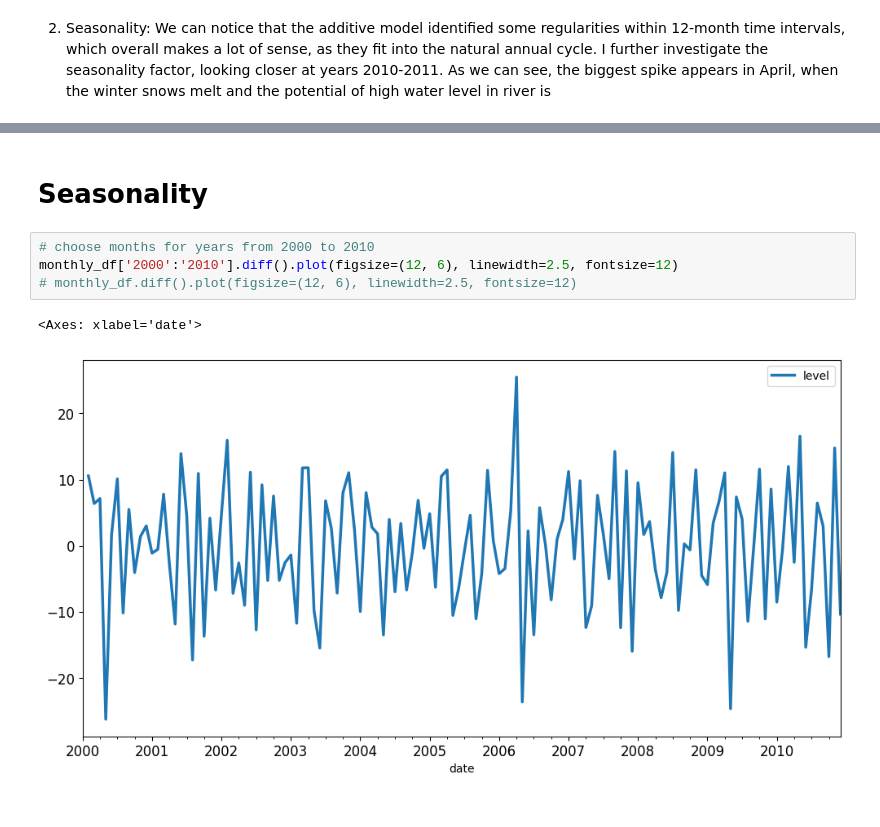
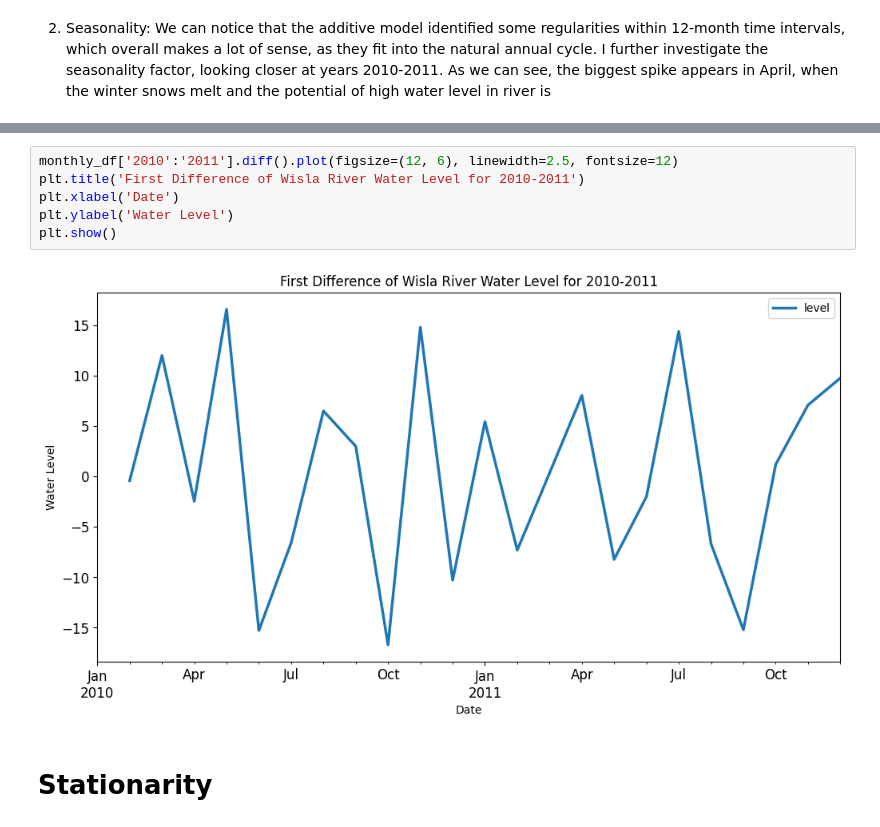
Before and after one commit to wojtas000/SMiB, a Jupyter notebook: Homework4/homework4.ipynb, the cells around one changed output, grey strips where cells are left out. Drawn from its saved outputs; the diff is of its cells as text.

```diff
--- a/Homework4/homework4.ipynb
+++ b/Homework4/homework4.ipynb
@@ -81,9 +84,10 @@ plt.show()
+# %%
+monthly_df['2010':'2011'].diff().plot(figsize=(12, 6), linewidth=2.5, fontsize=12)
+plt.title('First Difference of Wisla River Water Level for 2010-2011')
+plt.xlabel('Date')
+plt.ylabel('Water Level')
+plt.show()
+# %% [output]
+[figure, added]
 # %% [markdown]
-# Seasonality
+# Stationarity
-# %%
-# choose months for years from 2000 to 2010
-monthly_df['2000':'2010'].diff().plot(figsize=(12, 6), linewidth=2.5, fontsize=12)
-# monthly_df.diff().plot(figsize=(12, 6), linewidth=2.5, fontsize=12)
-# %% [output]
-<Axes: xlabel='date'>
-[figure, removed]
```
Also changed, not shown: parts of 10 cells of this notebook.
